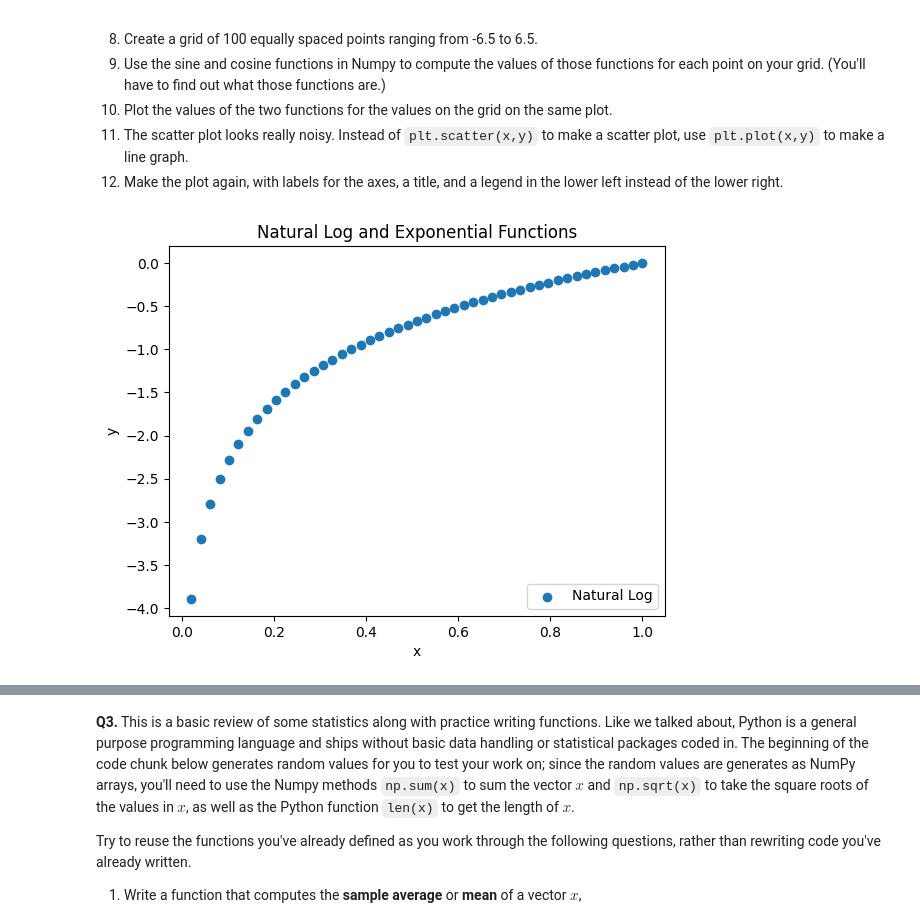
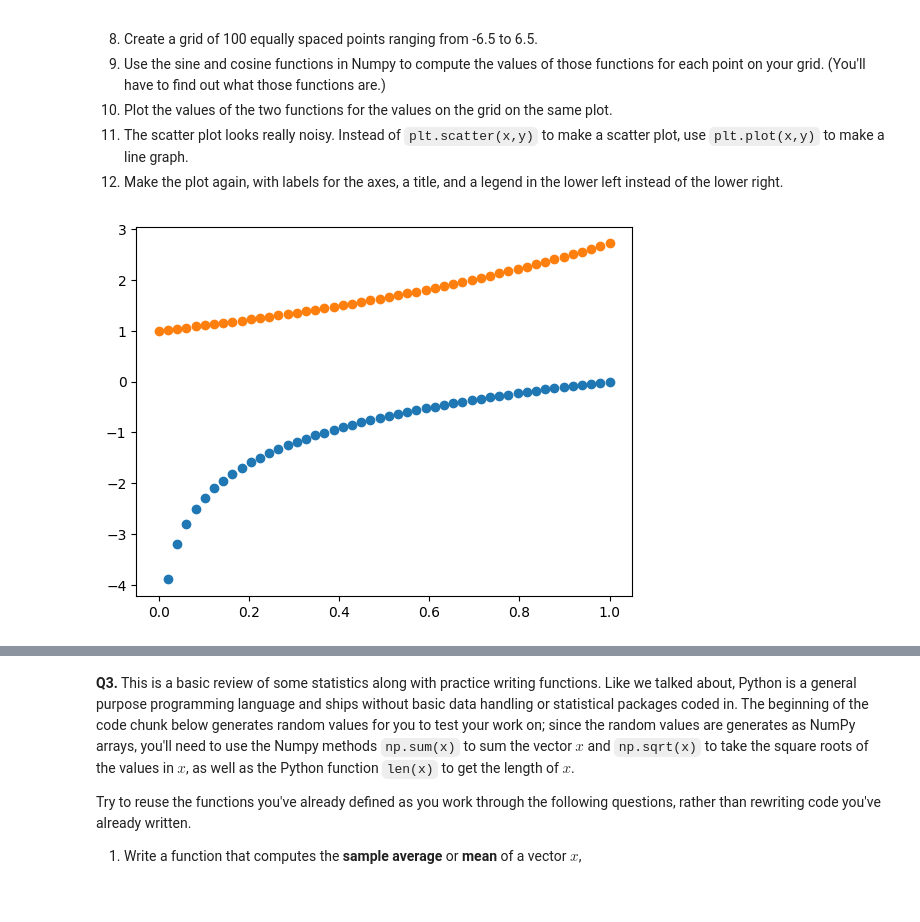
Before and after one commit to JZheng313/programming, a Jupyter notebook: assignment/assignment_programming.ipynb, the cells around one changed output, grey strips where cells are left out. Cells and saved outputs as stored; diff of their text form; code cells hidden in the pictures; blank space fills up the shorter version.

Commit message:
Two Legends Fix

```diff
--- a/assignment/assignment_programming.ipynb
+++ b/assignment/assignment_programming.ipynb
@@ -36,16 +36,12 @@ Now do it again, with slightly less direction:
 import numpy as np
 import matplotlib.pyplot as plt
 # %%
+# 1 - 4
 x = np.linspace(0, 1, 50)
 y = np.log(x)
 z = np.exp(x)
-plt.scatter(x,y, label='Natural Log')
-
-plt.xlabel('x')
-plt.ylabel('y')
-plt.title("Natural Log and Exponential Functions")
-plt.legend(loc = 'lower right')
-
+plt.scatter(x, y, label='Natural Log')
+plt.scatter(x, z, label='Exponential')
 plt.show()
 # %% [output]
-[figure, old version]
+[figure, new version]
```
Also changed, not shown: parts of 2 cells of this notebook.
